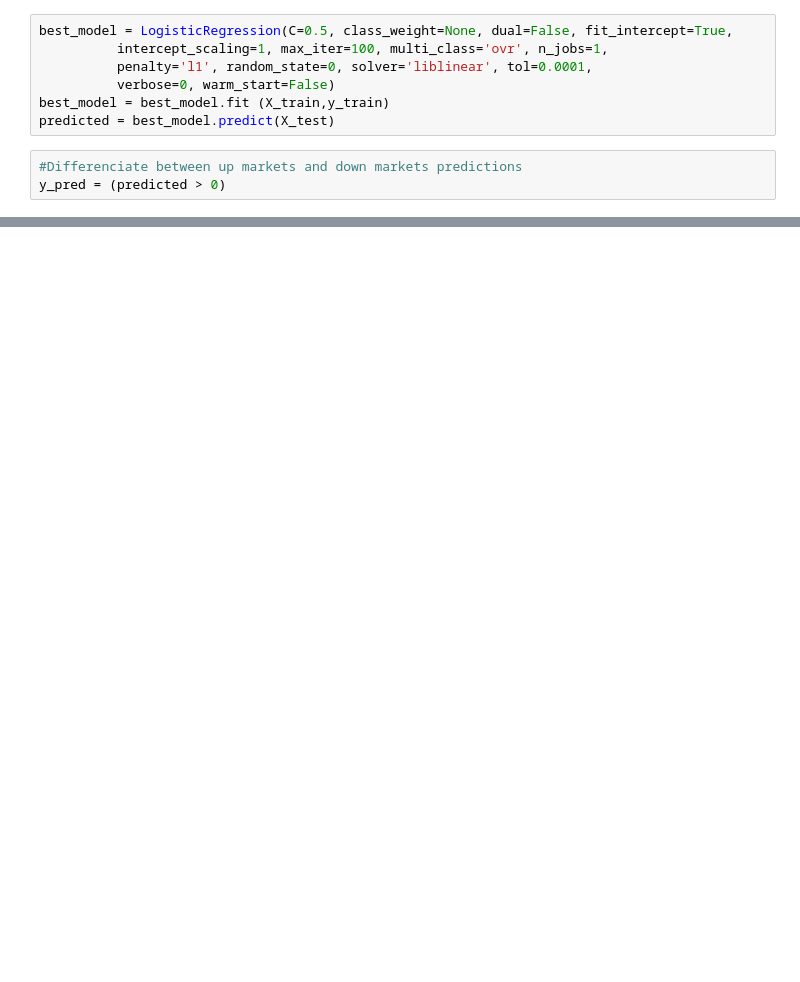
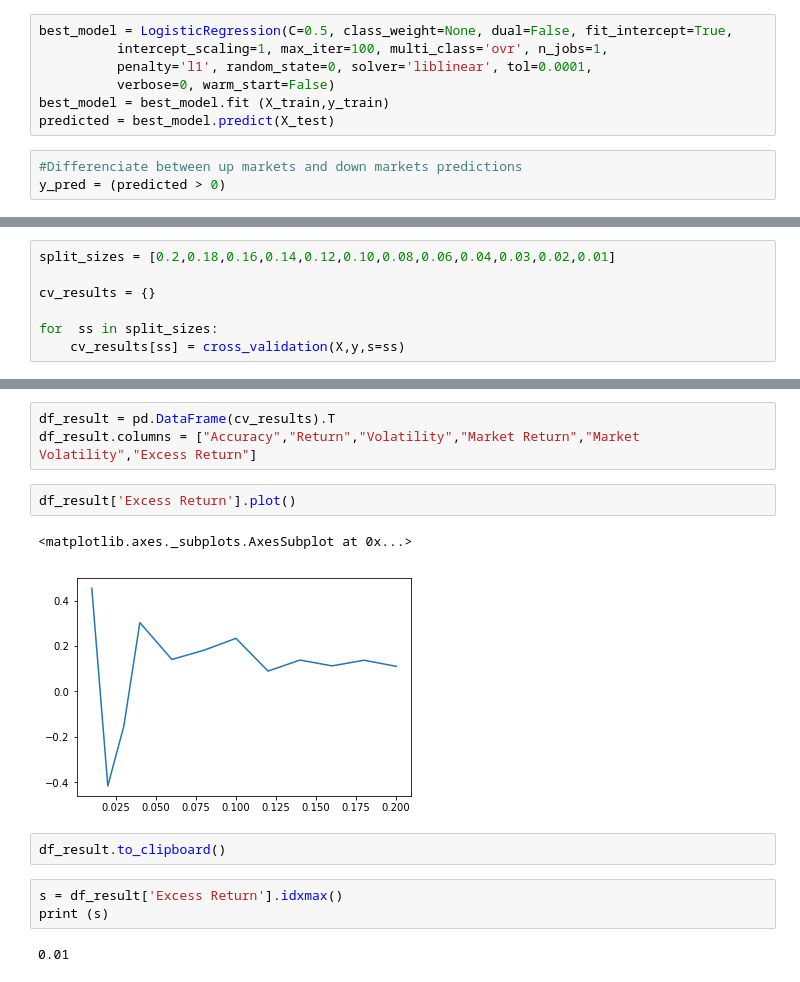
Before and after one commit to miusigma84/capstone, a Jupyter notebook: Stock Price Prediction using Supervised Learning.ipynb, the cells around one changed output, grey strips where cells are left out. Cells and saved outputs as stored; diff of their text form; blank space fills up the shorter version.

```diff
--- a/Stock Price Prediction using Supervised Learning.ipynb
+++ b/Stock Price Prediction using Supervised Learning.ipynb
@@ -317,0 +373,7 @@ See the caveats in the documentation: http://pandas.pydata.org/pandas-docs/stabl
+# %%
+split_sizes = [0.2,0.18,0.16,0.14,0.12,0.10,0.08,0.06,0.04,0.03,0.02,0.01]
+
+cv_results = {}
+
+for  ss in split_sizes:
+    cv_results[ss] = cross_validation(X,y,s=ss)
@@ -317,0 +417,15 @@ See the caveats in the documentation: http://pandas.pydata.org/pandas-docs/stabl
+# %%
+df_result = pd.DataFrame(cv_results).T
+df_result.columns = ["Accuracy","Return","Volatility","Market Return","Market Volatility","Excess Return"]
+# %%
+df_result['Excess Return'].plot()
+# %% [output]
+<matplotlib.axes._subplots.AxesSubplot at 0x...>
+[figure, added]
+# %%
+df_result.to_clipboard()
+# %%
+s = df_result['Excess Return'].idxmax()
+print (s)
+# %% [output]
+0.01
```
Also changed, not shown: parts of 15 cells of this notebook, 4 other files.
